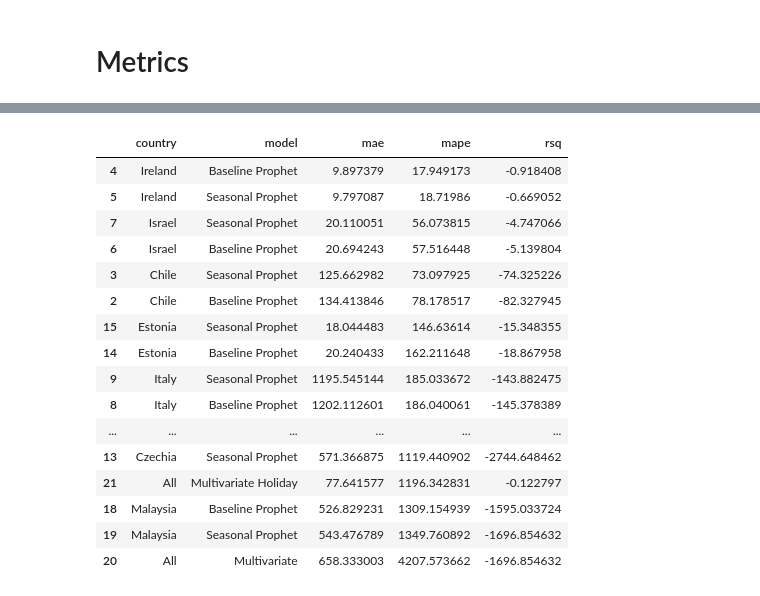
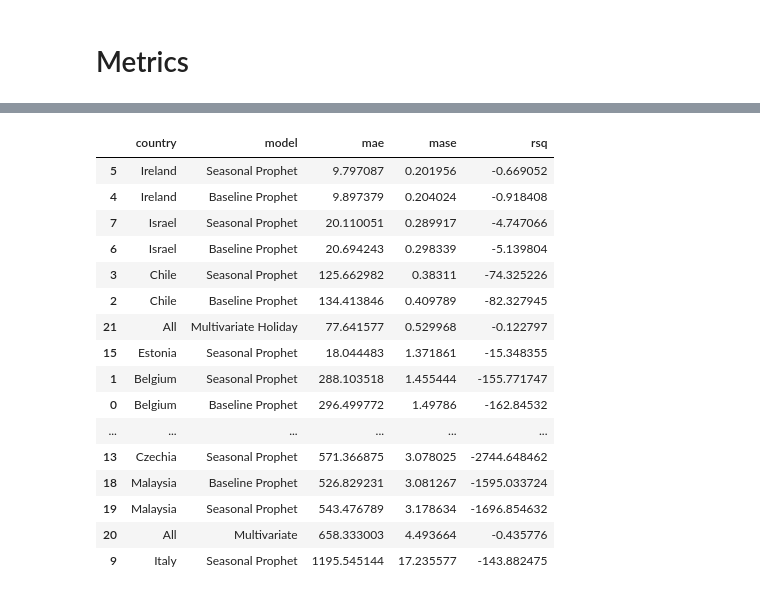
Before and after one commit to y-ginther/DS-Capstone, a Jupyter notebook: Prophet_c.ipynb, the cells around one changed output, grey strips where cells are left out. Drawn from its saved outputs; the diff is of its cells as text; code cells hidden in the pictures.

Commit message:
change MAPE to MASE on Prophet

```diff
--- a/Prophet_c.ipynb
+++ b/Prophet_c.ipynb
@@ -584,9 +603,10 @@ model_baseline.plot_components(forecast_baseline);
 # %%
 performance_baseline = pd.merge(malaysia_test, forecast_baseline[['ds', 'yhat', 'yhat_lower', 'yhat_upper']][-61:], on='ds')
 mae = mean_absolute_error(performance_baseline['y'], performance_baseline['yhat'])
-mape = np.mean(np.abs((performance_baseline['y'] - performance_baseline['yhat']) / (performance_baseline['y'] + 1))) * 100
 r2 = r2_score(performance_baseline['y'], performance_baseline['yhat'])
-new_row = {'country': 'Malaysia', 'model': 'Baseline Prophet', 'mae': mae, 'mape': mape, 'rsq': r2}
+mase = MeanAbsoluteScaledError(sp = 4)
+mase = mase(performance_baseline['y'], performance_baseline['yhat'], y_train = malaysia_train['y'])
+new_row = {'country': 'Malaysia', 'model': 'Baseline Prophet', 'mae': mae, 'mase': mase, 'rsq': r2}
 metrics = metrics.append(new_row, ignore_index=True)
 # %% [markdown]
 ## Seasonal Prophet
@@ -606,9 +626,10 @@ model_season.plot_components(forecast_season);
 # %%
 performance_season = pd.merge(malaysia_test, forecast_season[['ds', 'yhat', 'yhat_lower', 'yhat_upper']][-61:], on='ds')
 mae = mean_absolute_error(performance_season['y'], performance_season['yhat'])
-mape = np.mean(np.abs((performance_season['y'] - performance_season['yhat']) / (performance_season['y'] + 1))) * 100
 r2 = r2_score(performance_season['y'], performance_season['yhat'])
-new_row = {'country': 'Malaysia', 'model': 'Seasonal Prophet', 'mae': mae, 'mape': mape, 'rsq': r2}
+mase = MeanAbsoluteScaledError(sp = 4)
+mase = mase(performance_season['y'], performance_season['yhat'], y_train = malaysia_train['y'])
+new_row = {'country': 'Malaysia', 'model': 'Seasonal Prophet', 'mae': mae, 'mase': mase, 'rsq': r2}
 metrics = metrics.append(new_row, ignore_index=True)
 # %% [markdown]
 # Multivariate Prophet
@@ -787,9 +808,10 @@ model_multivariate.plot_components(forecast_multivariate);
 # %%
 performance_multivariate = pd.merge(multivar_test, forecast_multivariate[['ds', 'yhat', 'yhat_lower', 'yhat_upper']][-606:], on='ds')
 mae = mean_absolute_error(performance_multivariate['y'], performance_multivariate['yhat'])
-mape = np.mean(np.abs((performance_multivariate['y'] - performance_multivariate['yhat']) / (performance_multivariate['y'] + 1))) * 100
-r2 = r2_score(performance_season['y'], performance_season['yhat'])
-new_row = {'country': 'All', 'model': 'Multivariate', 'mae': mae, 'mape': mape, 'rsq': r2}
+r2 = r2_score(performance_multivariate['y'], performance_multivariate['yhat'])
+mase = MeanAbsoluteScaledError(sp = 4)
+mase = mase(performance_multivariate['y'], performance_multivariate['yhat'], y_train = multivar_train['y'])
+new_row = {'country': 'All', 'model': 'Multivariate', 'mae': mae, 'mase': mase, 'rsq': r2}
 metrics = metrics.append(new_row, ignore_index=True)
 # %% [markdown]
 # Multivariate Prophet (Event + Holiday)
@@ -865,9 +887,10 @@ model_holiday.plot_components(forecast_holiday);
 # %%
 performance_holiday = pd.merge(multivar_test, forecast_holiday[['ds', 'yhat', 'yhat_lower', 'yhat_upper']][-16:], on='ds')
 mae = mean_absolute_error(performance_holiday['y'], performance_holiday['yhat'])
-mape = np.mean(np.abs((performance_holiday['y'] - performance_holiday['yhat']) / (performance_holiday['y'] + 1))) * 100
 r2 = r2_score(performance_holiday['y'], performance_holiday['yhat'])
-new_row = {'country': 'All', 'model': 'Multivariate Holiday', 'mae': mae, 'mape': mape, 'rsq': r2}
+mase = MeanAbsoluteScaledError(sp = 4)
+mase = mase(performance_holiday['y'], performance_holiday['yhat'], y_train = multivar_train['y'])
+new_row = {'country': 'All', 'model': 'Multivariate Holiday', 'mae': mae, 'mase': mase, 'rsq': r2}
 metrics = metrics.append(new_row, ignore_index=True)
 # %% [markdown]
 # Metrics
@@ -874,20 +917,20 @@ metrics = metrics.append(new_row, ignore_index=True)
 # %%
-metrics.sort_values('mape')
+metrics.sort_values('mase')
 # %% [output]
-|  | country | model | mae | mape | rsq |
-| 4 | Ireland | Baseline Prophet | 9.897379 | 17.949173 | -0.918408 |
-| 5 | Ireland | Seasonal Prophet | 9.797087 | 18.71986 | -0.669052 |
-| 7 | Israel | Seasonal Prophet | 20.110051 | 56.073815 | -4.747066 |
-| 6 | Israel | Baseline Prophet | 20.694243 | 57.516448 | -5.139804 |
-| 3 | Chile | Seasonal Prophet | 125.662982 | 73.097925 | -74.325226 |
-| 2 | Chile | Baseline Prophet | 134.413846 | 78.178517 | -82.327945 |
-| 15 | Estonia | Seasonal Prophet | 18.044483 | 146.63614 | -15.348355 |
-| 14 | Estonia | Baseline Prophet | 20.240433 | 162.211648 | -18.867958 |
-| 9 | Italy | Seasonal Prophet | 1195.545144 | 185.033672 | -143.882475 |
-| 8 | Italy | Baseline Prophet | 1202.112601 | 186.040061 | -145.378389 |
+|  | country | model | mae | mase | rsq |
+| 5 | Ireland | Seasonal Prophet | 9.797087 | 0.201956 | -0.669052 |
+| 4 | Ireland | Baseline Prophet | 9.897379 | 0.204024 | -0.918408 |
+| 7 | Israel | Seasonal Prophet | 20.110051 | 0.289917 | -4.747066 |
+| 6 | Israel | Baseline Prophet | 20.694243 | 0.298339 | -5.139804 |
+| 3 | Chile | Seasonal Prophet | 125.662982 | 0.38311 | -74.325226 |
+| 2 | Chile | Baseline Prophet | 134.413846 | 0.409789 | -82.327945 |
+| 21 | All | Multivariate Holiday | 77.641577 | 0.529968 | -0.122797 |
+| 15 | Estonia | Seasonal Prophet | 18.044483 | 1.371861 | -15.348355 |
+| 1 | Belgium | Seasonal Prophet | 288.103518 | 1.455444 | -155.771747 |
+| 0 | Belgium | Baseline Prophet | 296.499772 | 1.49786 | -162.84532 |
 | ... | ... | ... | ... | ... | ... |
-| 13 | Czechia | Seasonal Prophet | 571.366875 | 1119.440902 | -2744.648462 |
-| 21 | All | Multivariate Holiday | 77.641577 | 1196.342831 | -0.122797 |
-| 18 | Malaysia | Baseline Prophet | 526.829231 | 1309.154939 | -1595.033724 |
-| 19 | Malaysia | Seasonal Prophet | 543.476789 | 1349.760892 | -1696.854632 |
-| 20 | All | Multivariate | 658.333003 | 4207.573662 | -1696.854632 |
+| 13 | Czechia | Seasonal Prophet | 571.366875 | 3.078025 | -2744.648462 |
+| 18 | Malaysia | Baseline Prophet | 526.829231 | 3.081267 | -1595.033724 |
+| 19 | Malaysia | Seasonal Prophet | 543.476789 | 3.178634 | -1696.854632 |
+| 20 | All | Multivariate | 658.333003 | 4.493664 | -0.435776 |
+| 9 | Italy | Seasonal Prophet | 1195.545144 | 17.235577 | -143.882475 |
```
Also changed, not shown: parts of 43 cells of this notebook.
